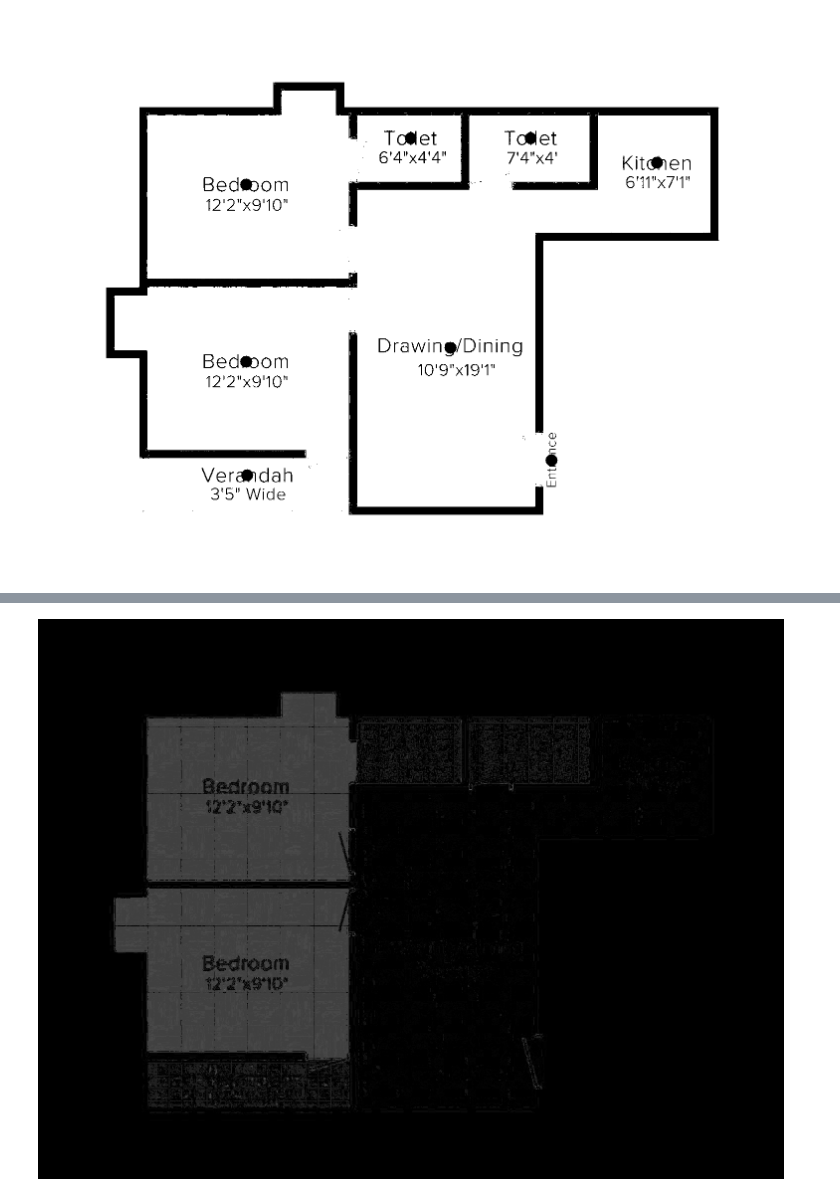
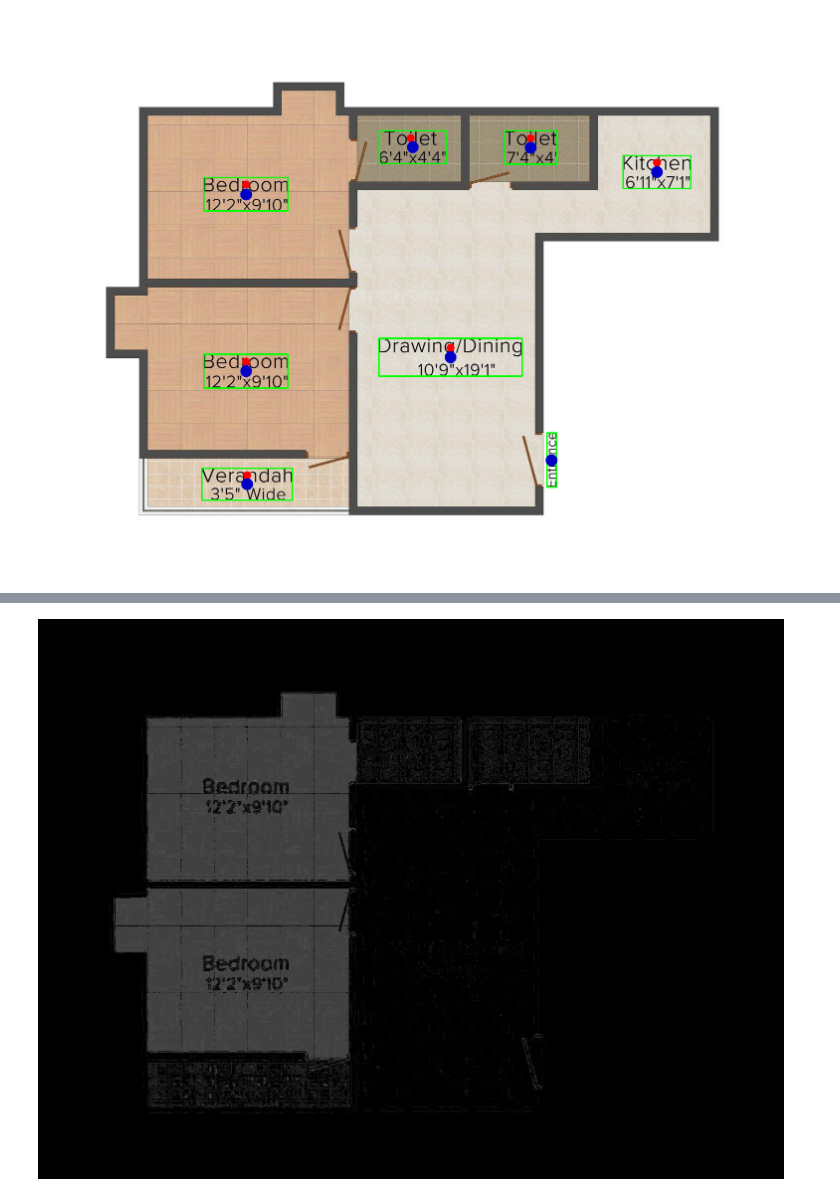
Before and after one commit to m-agour/Dataset-Playground, a Jupyter notebook: Mo/ocr.ipynb, the cells around one changed output, grey strips where cells are left out. Cells and saved outputs as stored; diff of their text form; code cells hidden in the pictures.

Commit message:
included numeric values with text

```diff
--- a/Mo/ocr.ipynb
+++ b/Mo/ocr.ipynb
@@ -6,44 +14,104 @@ import cv2
 from scipy import ndimage
 import numpy as np
 from pytesseract import Output
+import math
+import re
+
 # 0034158_0000000.jpeg
 # 0014482_0000000.jpg
 im = Image.open('0034158_0000000.jpeg')
+rim = np.asarray(im)
 
 # preprocessing
 im = im.point(lambda x: 0 if x < 90 else 255)   # threshold (binarize)
 im = np.asarray(im)
 
 x = im[:, :, 0] | im[:, :, 1] | im[:, :, 2]
 im = Image.fromarray(x)
 
 
 # display(im)
 
 data = pytesseract.image_to_data(im, config='--psm 12', output_type=Output.DICT)
 
 n_boxes = len(data['level'])
 
 im = np.asarray(im)
 
 labels = {}
+others = {}
+
 
 for i in range(n_boxes):
     (x, y, w, h) = (data['left'][i], data['top'][i], data['width'][i], data['height'][i])
 
-    t = data['text'][i]
+    text = data['text'][i].lower()
 
-    if not t.replace('/', '').isalpha() or len(t) < 3 or t.lower() in ['wide', 'room', 'area']:
+    if len(text) < 3:
         continue
+
+    polygon = np.array([x, y, w, h])
+    if text.lower() in ['wide', 'room', 'area', 'master'] or len(re.sub("[^0-9]", "", text)) > 1:
+        if text not in others:
+            others[text] = {}
+        c = len(others[text])
+        others[text][c] = polygon
+        continue
+
 
     # cv2.rectangle(im, (x, y), (x + w, y + h), (0, 255, 0), 2)
     center = (round(x + w/2), round(y + h/2))
-    labels[data['text'][i]] = center
 
-    cv2.circle(im, center, radius=12, color=(0, 0, 255), thickness=-1)
+    if text not in labels:
+        labels[text] = {}
+
+    no_rooms = len(labels[text])
+    labels[text][no_rooms] = polygon
+
+    cv2.circle(rim, center, radius=8, color=(255, 0, 0), thickness=-1)
 
 
-display(Image.fromarray(im))
+# assigning noise
+for other_label in others:
+    for i in others[other_label]:
+        poly = others[other_label][i]
+
+        nearest_room = None
+        nearest_dist = 10**90
+
+        (x, y, w, h) = poly
+        center = np.array((round(x+w/2), round(y+h/2)))
+
+        for room_label in labels:
+            for j in labels[room_label]:
+                polyroom = labels[room_label][j]
+                (xx, yy, ww, hh) = polyroom
+                center_room = np.array((round(xx+ww/2), round(yy+hh/2)))
+                dist = np.linalg.norm(center_room - center)
+                if dist < nearest_dist:
+                    nearest_dist = dist
+                    nearest_room = (room_label, j)
+
+        r, idx = nearest_room
+        (xr, yr, wr, hr) = labels[r][idx]
+
+        x_min= min(xr, x)
+        x_max= max(xr + wr, x + w)
+        y_min= min(yr, y)
+        y_max= max(yr + hr, y + h)
+
+        labels[r][idx] = (x_min, y_min, x_max - x_min, y_max - y_min)
+
+# drawing rect
+for room_label in labels:
+    for i in labels[room_label]:
+        poly = labels[room_label][i]
+        (x, y, w, h) = poly
+        cv2.rectangle(rim, (x, y), (x + w, y + h), (0, 255, 0), 2)
+        center = (round(x + w/2), round(y + h/2))
+        cv2.circle(rim, center, radius=12, color=(0, 0, 200), thickness=-1)
+
+display(Image.fromarray(rim))
 # %% [output]
-[figure, old version]
+[figure, new version]
 # %%
```
Also changed, not shown: parts of 5 cells of this notebook.
